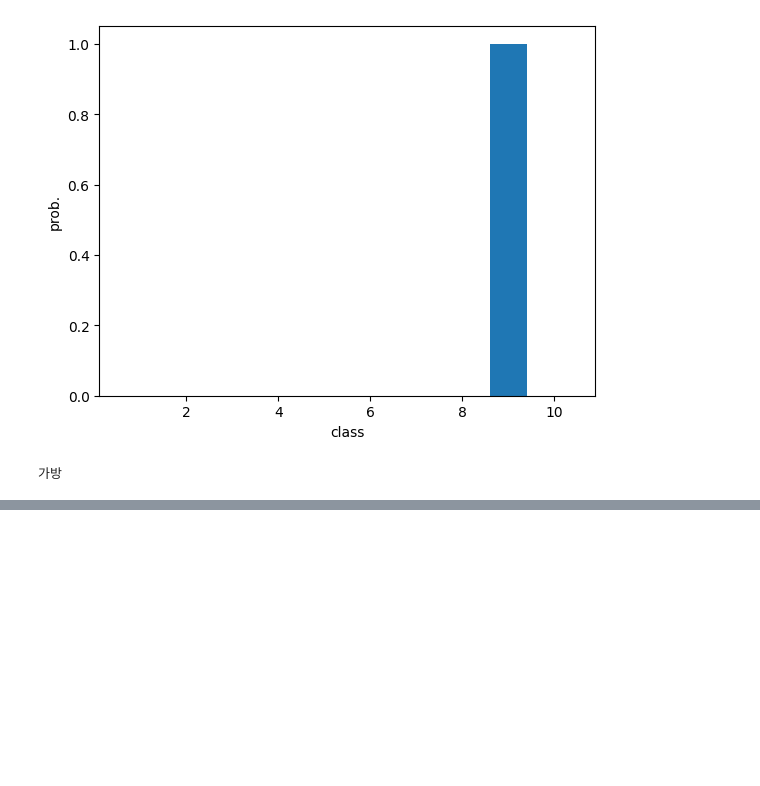
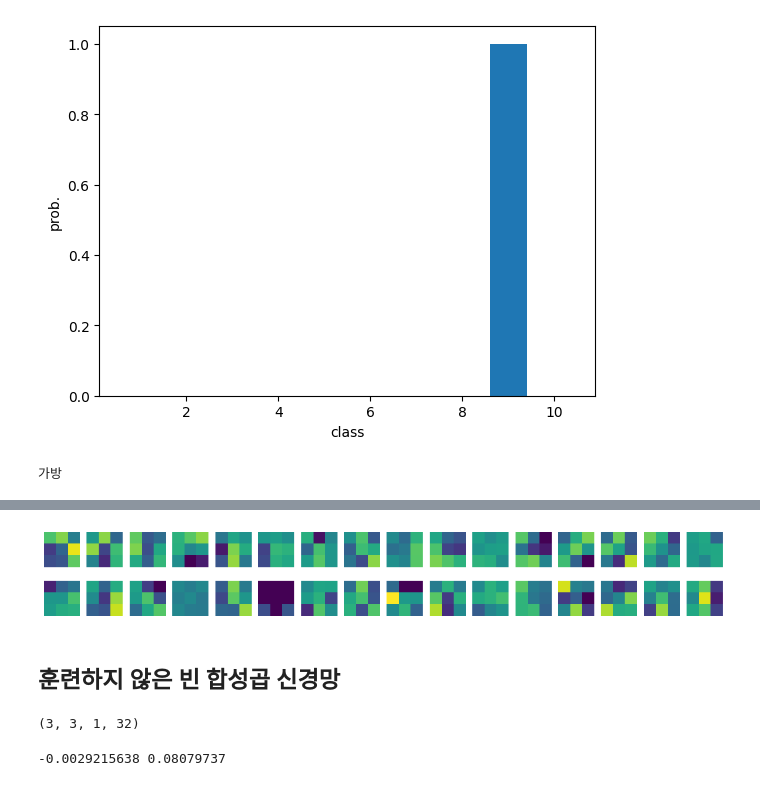
Before and after one commit to k-gyo/MLDL, a Jupyter notebook: 혼자 공부하는 머신러닝 + 딥러닝/Chapter08_이미지를_위한_인공_신경망.ipynb, the cells around one changed output, grey strips where cells are left out. Cells and saved outputs as stored; diff of their text form; code cells hidden in the pictures; blank space fills up the shorter version.

```diff
--- a/혼자 공부하는 머신러닝 + 딥러닝/Chapter08_이미지를_위한_인공_신경망.ipynb
+++ b/혼자 공부하는 머신러닝 + 딥러닝/Chapter08_이미지를_위한_인공_신경망.ipynb
@@ -226,0 +255,13 @@ model.evaluate(test_scaled, test_target)
+# %%
+fig, axs = plt.subplots(2, 16, figsize=(15,2))
+for i in range(2):
+  for j in range(16):
+    axs[i, j].imshow(conv_weights[:,:,0,i*16 + j], vmin=-0.5, vmax=0.5)
+    axs[i, j].axis('off')
+plt.show()
+# 0부터 *16 + j번째까지의 가중치 값을 차례대로 출력
+# i는 행 인덱스이고, j는 열 인덱스로 각각 0~1, 0~15까지의 범위를 가짐
+# %% [output]
+[figure, added]
+# %% [markdown]
+## **훈련하지 않은 빈 합성곱 신경망**
@@ -226,0 +272,10 @@ model.evaluate(test_scaled, test_target)
+# %%
+no_training_conv = no_training_model.layers[0]
+print(no_training_conv.weights[0].shape)
+# %% [output]
+(3, 3, 1, 32)
+# %%
+no_training_weights = no_training_conv.weights[0].numpy()
+print(no_training_weights.mean(), no_training_weights.std())
+# %% [output]
+-0.0029215638 0.08079737
```
Also changed, not shown: parts of 31 cells of this notebook.
